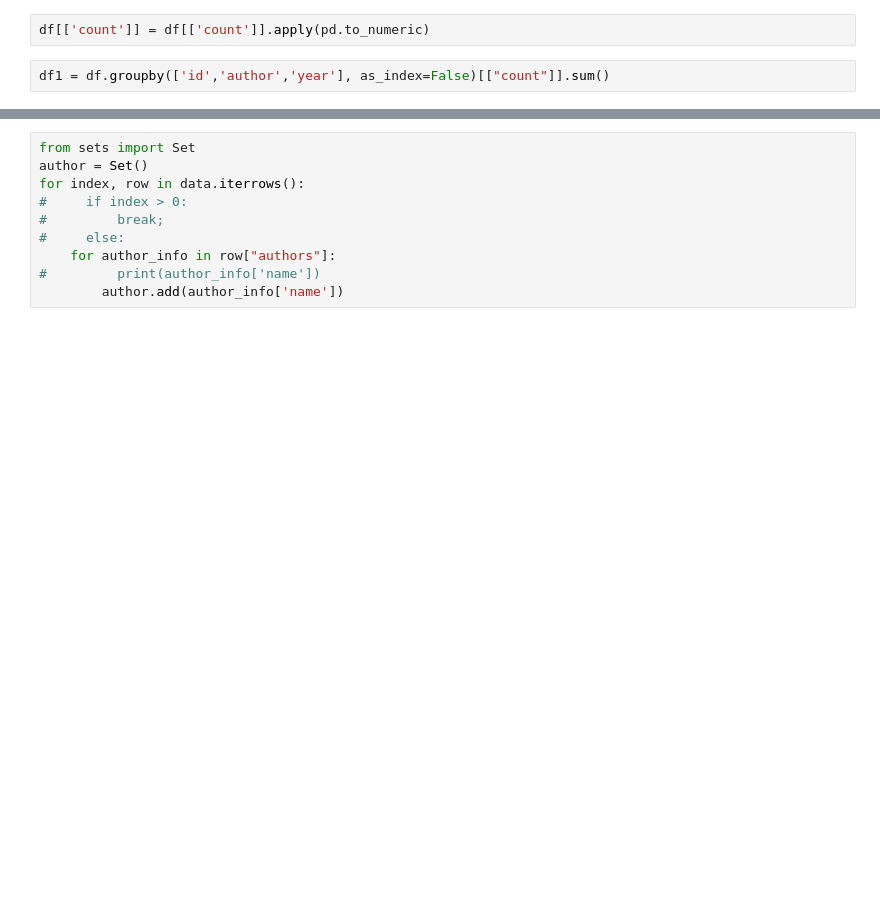
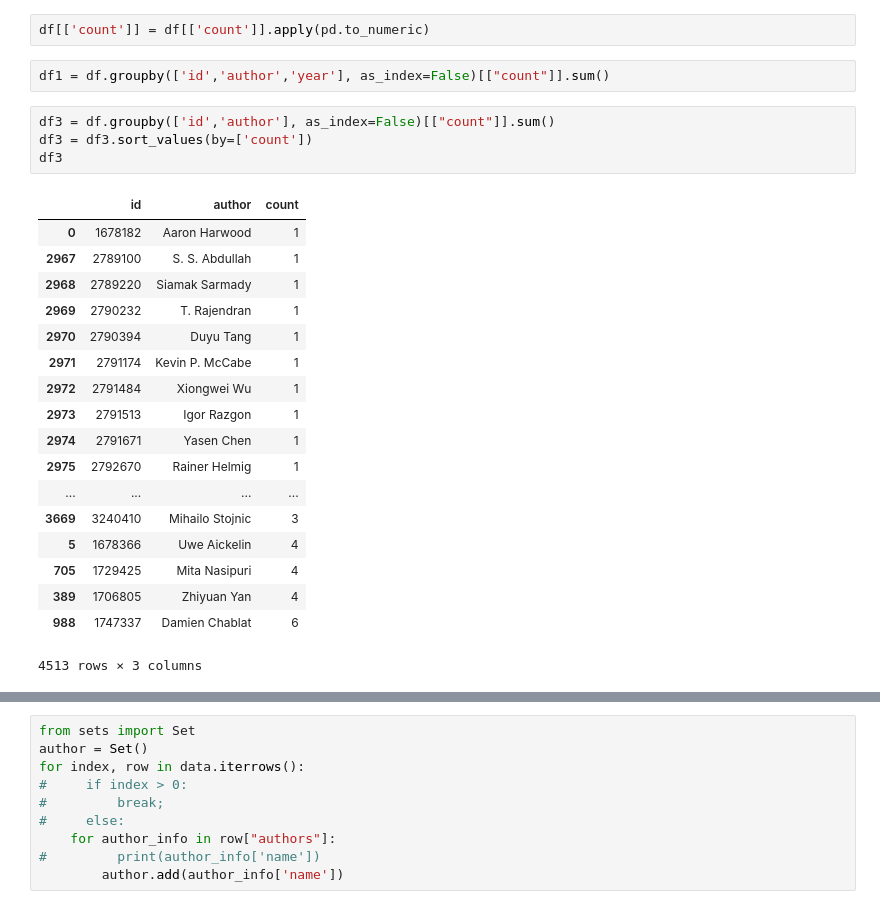
Before and after one commit to soechun/cirviz, a Jupyter notebook: Processing Q1.ipynb, the cells around one changed output, grey strips where cells are left out. Drawn from its saved outputs; the diff is of its cells as text; blank space fills up the shorter version.

```diff
--- a/Processing Q1.ipynb
+++ b/Processing Q1.ipynb
@@ -36,6 +59,29 @@ df = pd.DataFrame(np.array(result), columns = ['id','author','year','count'])
 df[['count']] = df[['count']].apply(pd.to_numeric)
 # %%
 df1 = df.groupby(['id','author','year'], as_index=False)[["count"]].sum()
+# %%
+df3 = df.groupby(['id','author'], as_index=False)[["count"]].sum()
+df3 = df3.sort_values(by=['count'])
+df3
+# %% [output]
+|  | id | author | count |
+| 0 | 1678182 | Aaron Harwood | 1 |
+| 2967 | 2789100 | S. S. Abdullah | 1 |
+| 2968 | 2789220 | Siamak Sarmady | 1 |
+| 2969 | 2790232 | T. Rajendran | 1 |
+| 2970 | 2790394 | Duyu Tang | 1 |
+| 2971 | 2791174 | Kevin P. McCabe | 1 |
+| 2972 | 2791484 | Xiongwei Wu | 1 |
+| 2973 | 2791513 | Igor Razgon | 1 |
+| 2974 | 2791671 | Yasen Chen | 1 |
+| 2975 | 2792670 | Rainer Helmig | 1 |
+| ... | ... | ... | ... |
+| 3669 | 3240410 | Mihailo Stojnic | 3 |
+| 5 | 1678366 | Uwe Aickelin | 4 |
+| 705 | 1729425 | Mita Nasipuri | 4 |
+| 389 | 1706805 | Zhiyuan Yan | 4 |
+| 988 | 1747337 | Damien Chablat | 6 |
+4513 rows × 3 columns
 # %%
 df1 = df1.sort_values(by=['count'])
 df1
```
Also changed, not shown: parts of 12 cells of this notebook, 4 other files.
